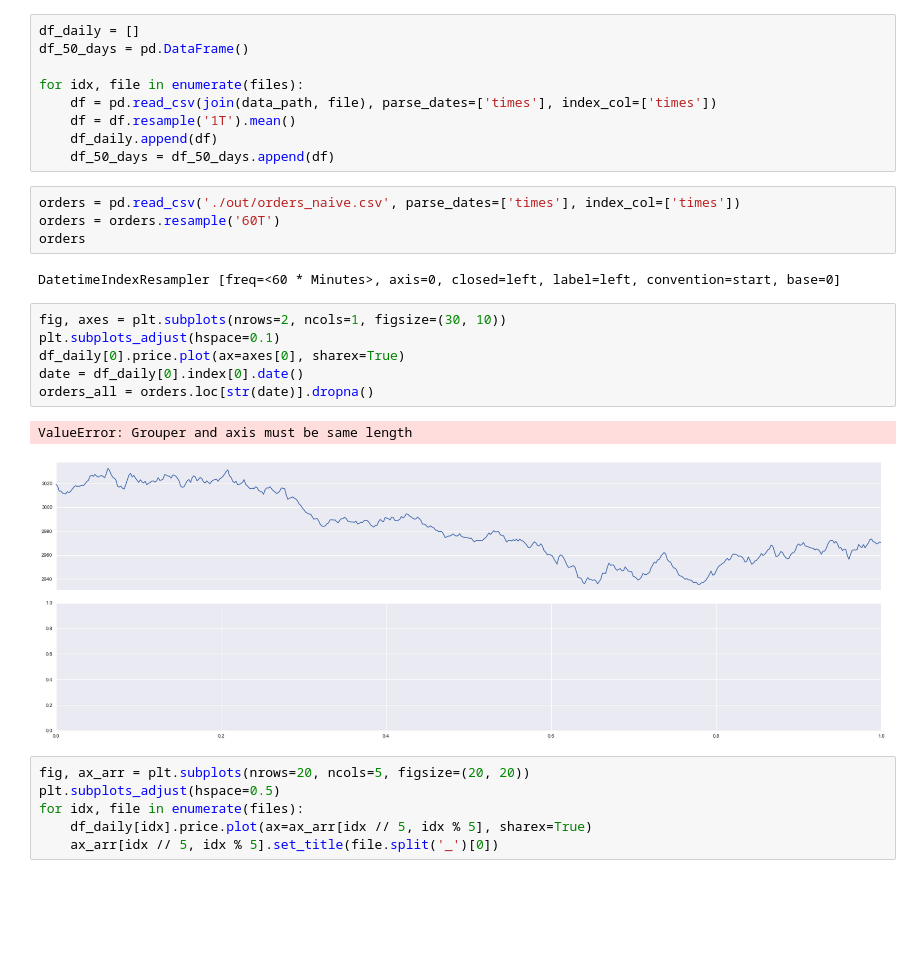
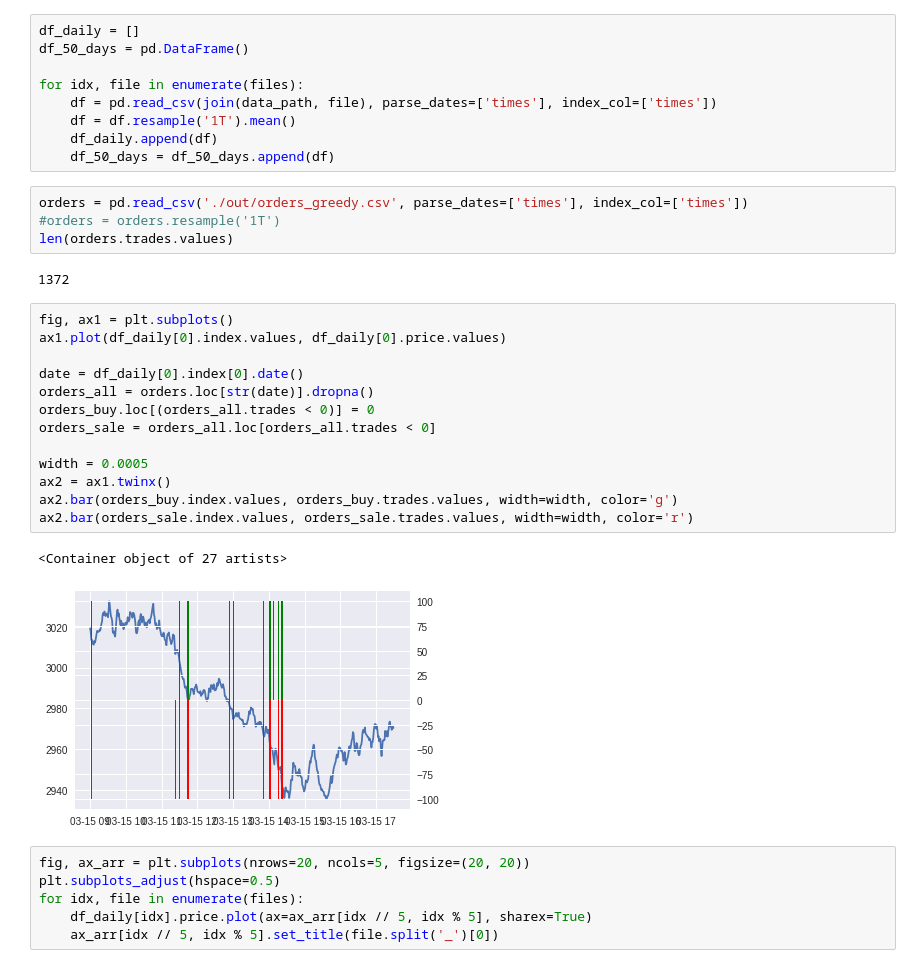
Before and after one commit to teamhackback/hackdelft17-optiver, a Jupyter notebook: plots.ipynb, the cells around one changed output. Saved outputs shown, nothing was run; the diff lists cells and outputs as text; blank space fills up the shorter version.

Commit message:
Bars within plot

```diff
--- a/plots.ipynb
+++ b/plots.ipynb
@@ -19,20 +20,27 @@ for idx, file in enumerate(files):
     df_daily.append(df)
     df_50_days = df_50_days.append(df)
 # %%
-orders = pd.read_csv('./out/orders_naive.csv', parse_dates=['times'], index_col=['times'])
-orders = orders.resample('60T')
-orders
+orders = pd.read_csv('./out/orders_greedy.csv', parse_dates=['times'], index_col=['times'])
+#orders = orders.resample('1T')
+len(orders.trades.values)
 # %% [output]
-DatetimeIndexResampler [freq=<60 * Minutes>, axis=0, closed=left, label=left, convention=start, base=0]
+1372
-# %%
-fig, axes = plt.subplots(nrows=2, ncols=1, figsize=(30, 10))
-plt.subplots_adjust(hspace=0.1)
-df_daily[0].price.plot(ax=axes[0], sharex=True)
-date = df_daily[0].index[0].date()
-orders_all = orders.loc[str(date)].dropna()
-# %% [output]
-ValueError: Grouper and axis must be same length
-[figure, removed]
+# %%
+fig, ax1 = plt.subplots()
+ax1.plot(df_daily[0].index.values, df_daily[0].price.values)
+
+date = df_daily[0].index[0].date()
+orders_all = orders.loc[str(date)].dropna()
+orders_buy.loc[(orders_all.trades < 0)] = 0
+orders_sale = orders_all.loc[orders_all.trades < 0]
+
+width = 0.0005
+ax2 = ax1.twinx()
+ax2.bar(orders_buy.index.values, orders_buy.trades.values, width=width, color='g')
+ax2.bar(orders_sale.index.values, orders_sale.trades.values, width=width, color='r')
+# %% [output]
+<Container object of 27 artists>
+[figure, added]
 # %%
 fig, ax_arr = plt.subplots(nrows=20, ncols=5, figsize=(20, 20))
 plt.subplots_adjust(hspace=0.5)
```
Also changed, not shown: parts of 1 cell of this notebook.
